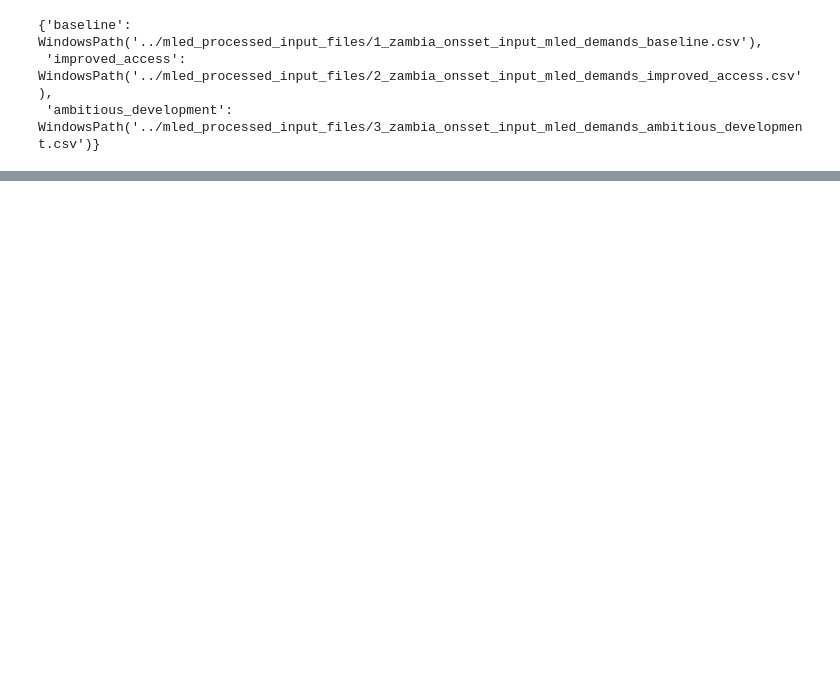
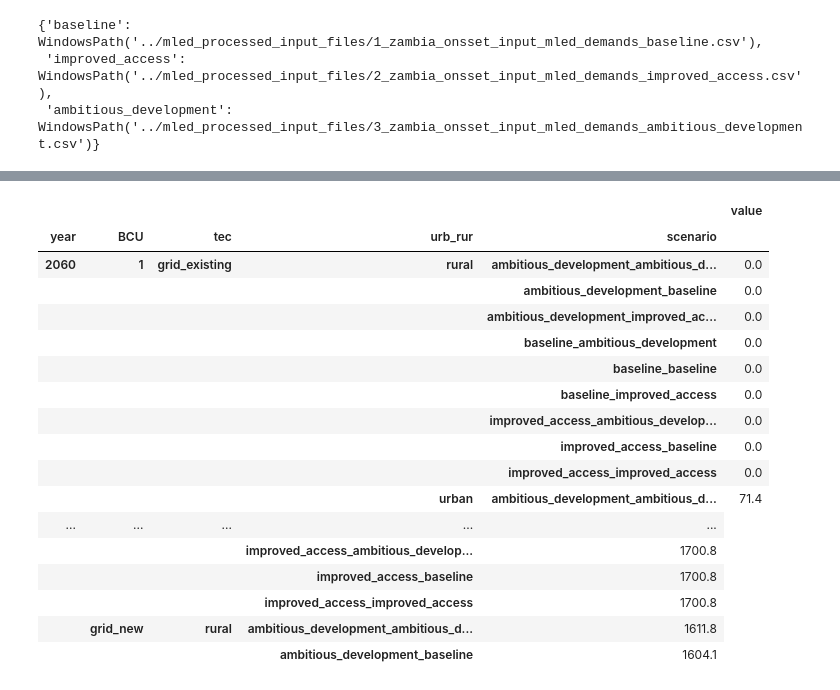
Before and after one commit to iiasa/RE4AFAGRI_platform, a Jupyter notebook: onsset/onsset/OnSSET_Scenario_Running.ipynb, the cells around one changed output, grey strips where cells are left out. Saved outputs shown, nothing was run; the diff lists cells and outputs as text; code cells hidden in the pictures; blank space fills up the shorter version.

```diff
--- a/onsset/onsset/OnSSET_Scenario_Running.ipynb
+++ b/onsset/onsset/OnSSET_Scenario_Running.ipynb
@@ -169,0 +297,21 @@ full_summary.groupby(["year","tec","scenario"]).value.sum().round(1).to_frame()
+# %%
+full_summary.query("year == 2060").groupby(["year","BCU","tec", "urb_rur", "scenario"]).value.sum().round(1).to_frame()
+# %% [output]
+|  |  |  |  |  | value |
+| year | BCU | tec | urb_rur | scenario |  |
+| 2060 | 1 | grid_existing | rural | ambitious_development_ambitious_d... | 0.0 |
+|  |  |  |  | ambitious_development_baseline | 0.0 |
+|  |  |  |  | ambitious_development_improved_ac... | 0.0 |
+|  |  |  |  | baseline_ambitious_development | 0.0 |
+|  |  |  |  | baseline_baseline | 0.0 |
+|  |  |  |  | baseline_improved_access | 0.0 |
+|  |  |  |  | improved_access_ambitious_develop... | 0.0 |
+|  |  |  |  | improved_access_baseline | 0.0 |
+|  |  |  |  | improved_access_improved_access | 0.0 |
+|  |  |  | urban | ambitious_development_ambitious_d... | 71.4 |
+| ... | ... | ... | ... | ... |
+|  |  |  | improved_access_ambitious_develop... | 1700.8 |
+|  |  |  | improved_access_baseline | 1700.8 |
+|  |  |  | improved_access_improved_access | 1700.8 |
+|  | grid_new | rural | ambitious_development_ambitious_d... | 1611.8 |
+|  |  |  | ambitious_development_baseline | 1604.1 |
```
Also changed, not shown: parts of 8 cells of this notebook, 22 other files.
